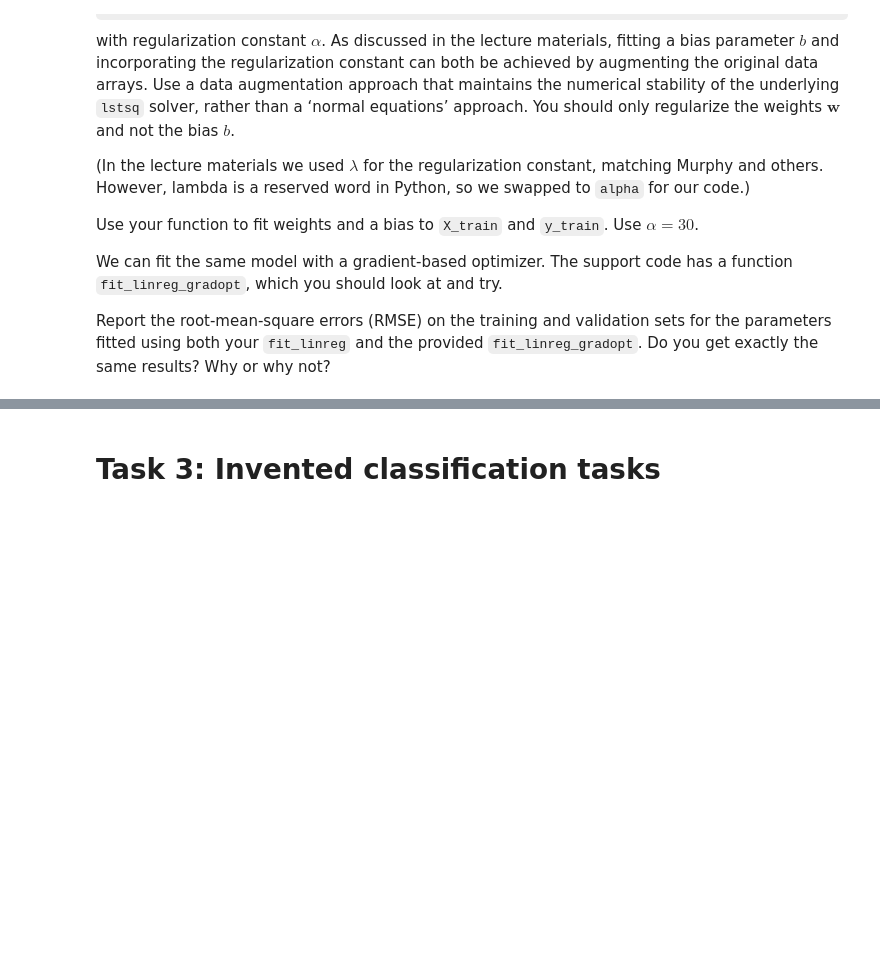
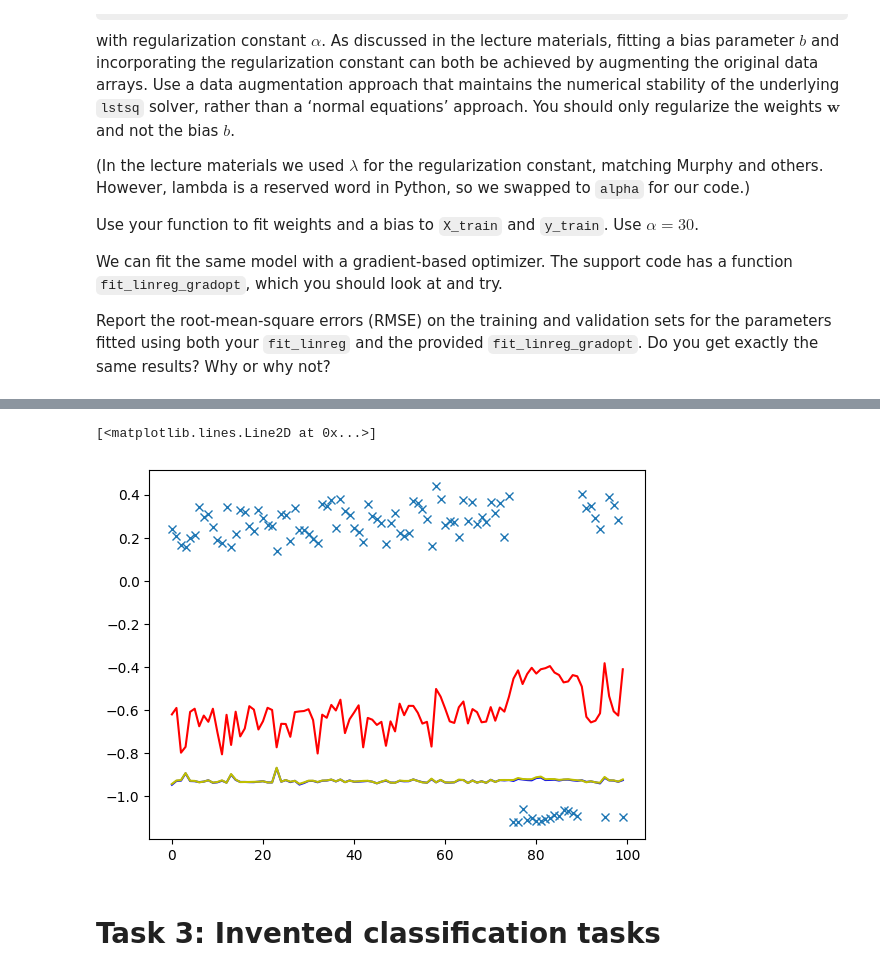
Before and after one commit to xiangyueerli/Predicting-CT-Slice-Locations, a Jupyter notebook: assignment2.ipynb, the cells around one changed output, grey strips where cells are left out. Saved outputs shown, nothing was run; the diff lists cells and outputs as text; code cells hidden in the pictures; some formulas as TeX source; blank space fills up the shorter version.

```diff
--- a/assignment2.ipynb
+++ b/assignment2.ipynb
@@ -123,3 +156,15 @@ rmse_train_gd, rmse_val_gd
+# %%
+# val curves
+import matplotlib.pyplot as plt
+
+plt.plot(y_pred_val_l2[:num], 'b')
+plt.plot(y_pred_val_n[:num], 'r')
+plt.plot(y_pred_val_gd[:num], 'y')
+
+plt.plot(y_val[:num], 'x')
+# %% [output]
+[<matplotlib.lines.Line2D at 0x...>]
+[figure, added]
 # %% [markdown]
 # Task 3: Invented classification tasks
 # %% [markdown]
```
Also changed, not shown: parts of 6 cells of this notebook.
